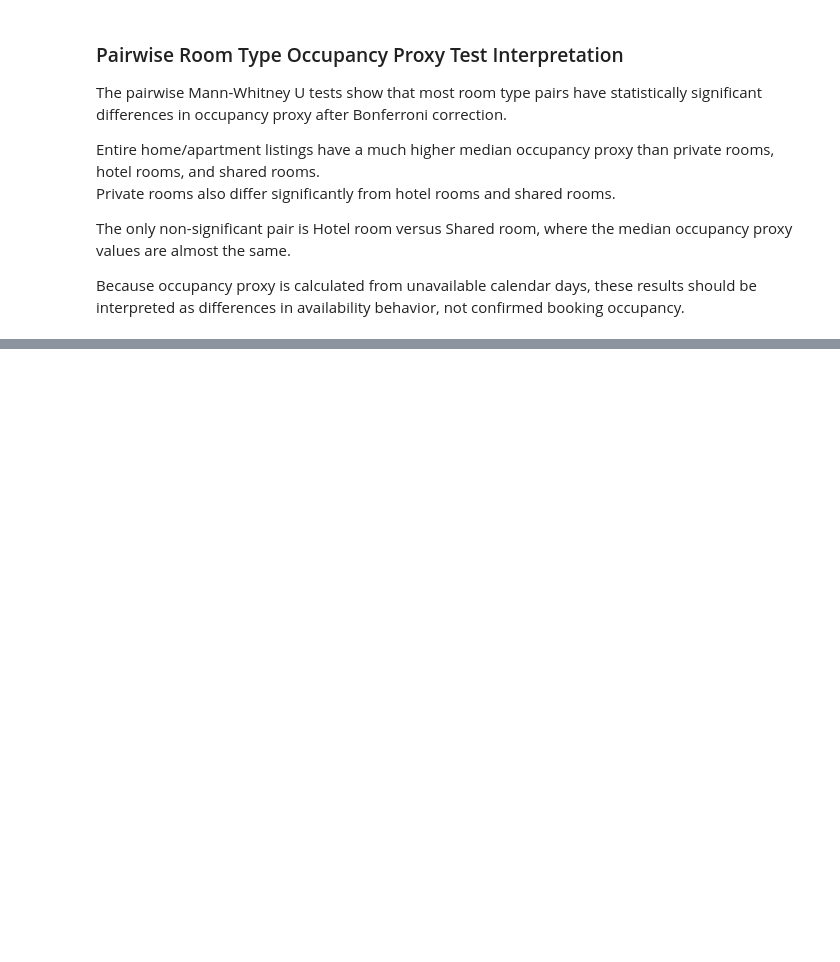
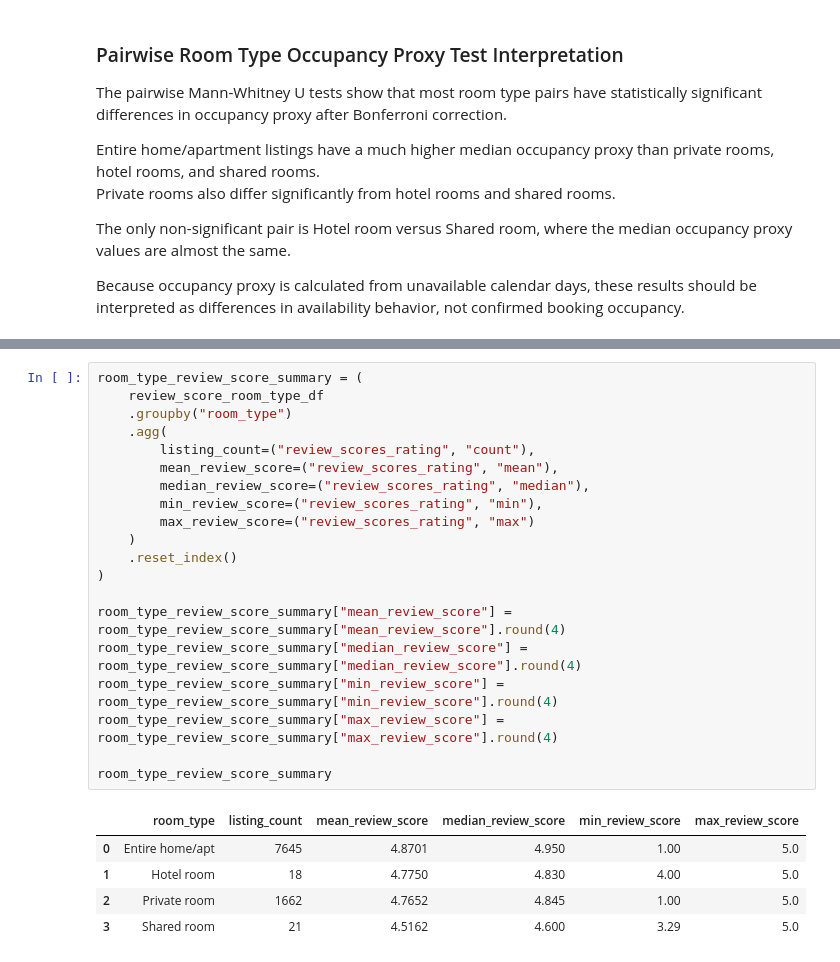
Before and after one commit to Tnadeeja/Inside-Airbnb-Market-Intelligence-Platform-Data-Engineering-Analytics-AI, a Jupyter notebook: notebooks/04_statistical_analysis.ipynb, the cells around one changed output, grey strips where cells are left out. Saved outputs shown, nothing was run; the diff lists cells and outputs as text; blank space fills up the shorter version.

```diff
--- a/notebooks/04_statistical_analysis.ipynb
+++ b/notebooks/04_statistical_analysis.ipynb
@@ -713,0 +734,26 @@ Because occupancy proxy is calculated from unavailable calendar days, these resu
+# %%
+room_type_review_score_summary = (
+    review_score_room_type_df
+    .groupby("room_type")
+    .agg(
+        listing_count=("review_scores_rating", "count"),
+        mean_review_score=("review_scores_rating", "mean"),
+        median_review_score=("review_scores_rating", "median"),
+        min_review_score=("review_scores_rating", "min"),
+        max_review_score=("review_scores_rating", "max")
+    )
+    .reset_index()
+)
+
+room_type_review_score_summary["mean_review_score"] = room_type_review_score_summary["mean_review_score"].round(4)
+room_type_review_score_summary["median_review_score"] = room_type_review_score_summary["median_review_score"].round(4)
+room_type_review_score_summary["min_review_score"] = room_type_review_score_summary["min_review_score"].round(4)
+room_type_review_score_summary["max_review_score"] = room_type_review_score_summary["max_review_score"].round(4)
+
+room_type_review_score_summary
+# %% [output]
+|  | room_type | listing_count | mean_review_score | median_review_score | min_review_score | max_review_score |
+| 0 | Entire home/apt | 7645 | 4.8701 | 4.950 | 1.00 | 5.0 |
+| 1 | Hotel room | 18 | 4.7750 | 4.830 | 4.00 | 5.0 |
+| 2 | Private room | 1662 | 4.7652 | 4.845 | 1.00 | 5.0 |
+| 3 | Shared room | 21 | 4.5162 | 4.600 | 3.29 | 5.0 |
```
Also changed, not shown: parts of 9 cells of this notebook, 3 other files.
